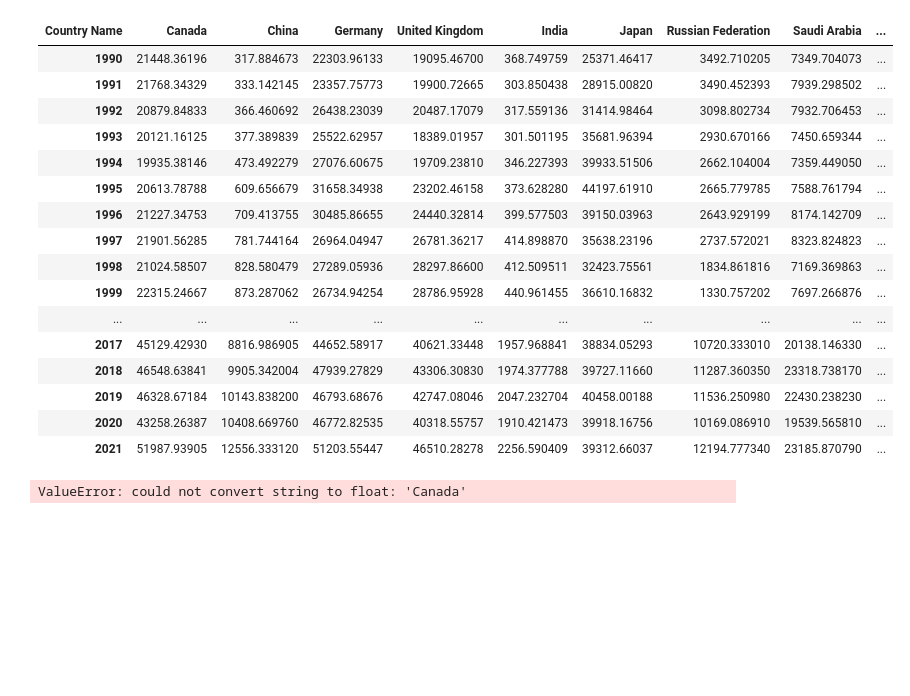
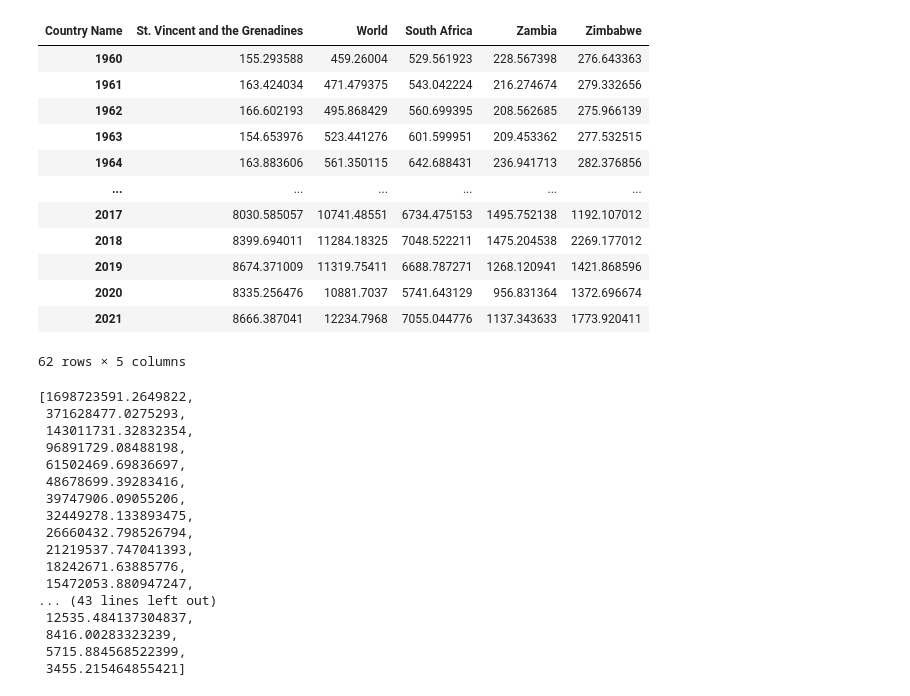
Before and after one commit to puneethegde72/Cluster-and-Fitting, a Jupyter notebook: Cluster and Fitting .ipynb, the cells around one changed output. Saved outputs shown, nothing was run; the diff lists cells and outputs as text; code cells hidden in the pictures; blank space fills up the shorter version.

```diff
--- a/Cluster and Fitting .ipynb
+++ b/Cluster and Fitting .ipynb
@@ -7,7 +8,7 @@ from sklearn.cluster import KMeans
 # %%
 """Reading manipulating file with country name
 and returning a dataframe and transpose of the dataframe as return"""
-def dataFrame(file_name, years, countries, col, value1):
+def dataFrame(file_name, col, value1):
     # Reading Data for dataframe
     df = pd.read_csv(file_name, skiprows = 4)
     # Grouping data with col value
@@ -19,21 +20,22 @@ def dataFrame(file_name, years, countries, col, value1):
     #Storing the column data in a variable
     a = df1['Country Name']
     # cropping the data from dataframe
-    df1 = df1.iloc[countries, years:]
+    df1 = df1.iloc[253:275,2:]
+    df1 = df1.drop(columns=['Indicator Name', 'Indicator Code'])
     df1.insert(loc=0, column='Country Name', value=a)
     #Dropping the NAN values from dataframe Column wise
-    df1= df1.dropna(axis = 1)
+    df1= df1.dropna(axis = 0)
     #transposing the index of the dataframe
     df2 = df1.set_index('Country Name').T
     #returning the normal dataframe and transposed dataframe
     return df1, df2
 # %%
 # years using for the data analysis
-years = 35
+#years = 35
 # countries which are using for data analysis
-countries = [35, 40, 55, 81, 109, 119, 202, 205, 251]
+#countries = [35, 40, 55, 81, 109, 119, 202, 205, 251]
 '''calling dataFrame functions for all the dataframe which will be used for visualization'''
-GDP_capita_c, GDP_capita_y = dataFrame("API_NY.GDP.PCAP.CD_DS2_en_csv_v2_4770417.csv", years,
-                                     countries, "Indicator Name", "GDP per capita (current US$)")
+GDP_capita_c, GDP_capita_y = dataFrame("API_NY.GDP.PCAP.CD_DS2_en_csv_v2_4770417.csv",
+                                       "Indicator Name", "GDP per capita (current US$)")
 GDP_capita_c
 # %% [output]
@@ -51,32 +49,45 @@ GDP_capita_c
 # %%
+GDP_capita_y=GDP_capita_y.drop('Country Code',axis=0)
 GDP_capita_y
 # %% [output]
-| Country Name | Canada | China | Germany | United Kingdom | India | Japan | Russian Federation | Saudi Arabia | ... |
-| 1990 | 21448.36196 | 317.884673 | 22303.96133 | 19095.46700 | 368.749759 | 25371.46417 | 3492.710205 | 7349.704073 | ... |
-| 1991 | 21768.34329 | 333.142145 | 23357.75773 | 19900.72665 | 303.850438 | 28915.00820 | 3490.452393 | 7939.298502 | ... |
-| 1992 | 20879.84833 | 366.460692 | 26438.23039 | 20487.17079 | 317.559136 | 31414.98464 | 3098.802734 | 7932.706453 | ... |
-| 1993 | 20121.16125 | 377.389839 | 25522.62957 | 18389.01957 | 301.501195 | 35681.96394 | 2930.670166 | 7450.659344 | ... |
-| 1994 | 19935.38146 | 473.492279 | 27076.60675 | 19709.23810 | 346.227393 | 39933.51506 | 2662.104004 | 7359.449050 | ... |
-| 1995 | 20613.78788 | 609.656679 | 31658.34938 | 23202.46158 | 373.628280 | 44197.61910 | 2665.779785 | 7588.761794 | ... |
-| 1996 | 21227.34753 | 709.413755 | 30485.86655 | 24440.32814 | 399.577503 | 39150.03963 | 2643.929199 | 8174.142709 | ... |
-| 1997 | 21901.56285 | 781.744164 | 26964.04947 | 26781.36217 | 414.898870 | 35638.23196 | 2737.572021 | 8323.824823 | ... |
-| 1998 | 21024.58507 | 828.580479 | 27289.05936 | 28297.86600 | 412.509511 | 32423.75561 | 1834.861816 | 7169.369863 | ... |
-| 1999 | 22315.24667 | 873.287062 | 26734.94254 | 28786.95928 | 440.961455 | 36610.16832 | 1330.757202 | 7697.266876 | ... |
-| ... | ... | ... | ... | ... | ... | ... | ... | ... | ... |
-| 2017 | 45129.42930 | 8816.986905 | 44652.58917 | 40621.33448 | 1957.968841 | 38834.05293 | 10720.333010 | 20138.146330 | ... |
-| 2018 | 46548.63841 | 9905.342004 | 47939.27829 | 43306.30830 | 1974.377788 | 39727.11660 | 11287.360350 | 23318.738170 | ... |
-| 2019 | 46328.67184 | 10143.838200 | 46793.68676 | 42747.08046 | 2047.232704 | 40458.00188 | 11536.250980 | 22430.238230 | ... |
-| 2020 | 43258.26387 | 10408.669760 | 46772.82535 | 40318.55757 | 1910.421473 | 39918.16756 | 10169.086910 | 19539.565810 | ... |
-| 2021 | 51987.93905 | 12556.333120 | 51203.55447 | 46510.28278 | 2256.590409 | 39312.66037 | 12194.777340 | 23185.870790 | ... |
+| Country Name | St. Vincent and the Grenadines | World | South Africa | Zambia | Zimbabwe |
+| 1960 | 155.293588 | 459.26004 | 529.561923 | 228.567398 | 276.643363 |
+| 1961 | 163.424034 | 471.479375 | 543.042224 | 216.274674 | 279.332656 |
+| 1962 | 166.602193 | 495.868429 | 560.699395 | 208.562685 | 275.966139 |
+| 1963 | 154.653976 | 523.441276 | 601.599951 | 209.453362 | 277.532515 |
+| 1964 | 163.883606 | 561.350115 | 642.688431 | 236.941713 | 282.376856 |
+| ... | ... | ... | ... | ... | ... |
+| 2017 | 8030.585057 | 10741.48551 | 6734.475153 | 1495.752138 | 1192.107012 |
+| 2018 | 8399.694011 | 11284.18325 | 7048.522211 | 1475.204538 | 2269.177012 |
+| 2019 | 8674.371009 | 11319.75411 | 6688.787271 | 1268.120941 | 1421.868596 |
+| 2020 | 8335.256476 | 10881.7037 | 5741.643129 | 956.831364 | 1372.696674 |
+| 2021 | 8666.387041 | 12234.7968 | 7055.044776 | 1137.343633 | 1773.920411 |
+62 rows × 5 columns
 # %%
 wcss = []
-
-for i in range(1, 10):
-    kmeans = KMeans(n_clusters = i, init = 'k-means++', max_iter = 500, n_init = 20, random_state = 0)
-    kmeans.fit(GDP_capita_c)
+x=GDP_capita_y.values
+for i in range(1, 60):
+    kmeans = KMeans(n_clusters = i, init = 'k-means++', max_iter = 100, n_init = 20, random_state = 0)
+    kmeans.fit(x)
     wcss.append(kmeans.inertia_)
 
 wcss
 # %% [output]
-ValueError: could not convert string to float: 'Canada'
+[1698723591.2649822,
+ 371628477.0275293,
+ 143011731.32832354,
+ 96891729.08488198,
+ 61502469.69836697,
+ 48678699.39283416,
+ 39747906.09055206,
+ 32449278.133893475,
+ 26660432.798526794,
+ 21219537.747041393,
+ 18242671.63885776,
+ 15472053.880947247,
+... (43 lines left out)
+ 12535.484137304837,
+ 8416.00283323239,
+ 5715.884568522399,
+ 3455.215464855421]
 # %%
```
Also changed, not shown: parts of 9 cells of this notebook.
